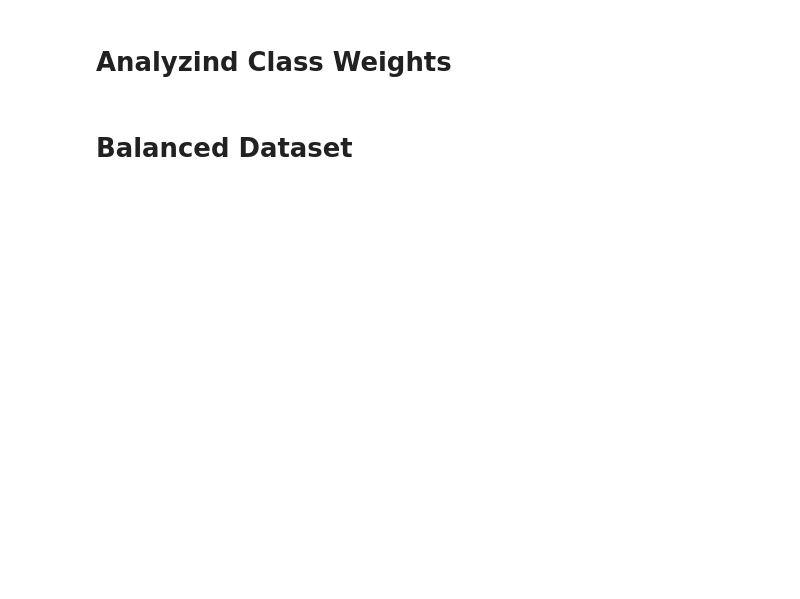
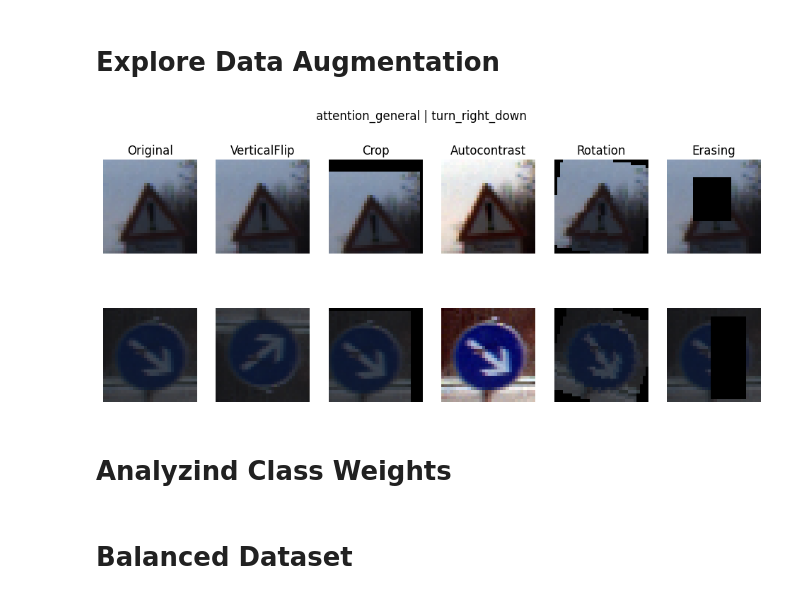
Before and after one commit to ahmadhatahet/runtime-monitoring, a Jupyter notebook: experiments/GTSRB/GTSRB_SAVE_BalancedAugmented.ipynb, the cells around one changed output. Saved outputs shown, nothing was run; the diff lists cells and outputs as text; code cells hidden in the pictures; blank space fills up the shorter version.

```diff
--- a/experiments/GTSRB/GTSRB_SAVE_BalancedAugmented.ipynb
+++ b/experiments/GTSRB/GTSRB_SAVE_BalancedAugmented.ipynb
@@ -109,0 +25,7 @@ plt.show()
+# %%
+from utilities.pathManager import fetchPaths
+
+paths = fetchPaths(base, DATASET, '', False)
+path_data = paths['data']
+
+path_data
@@ -110,3 +177,35 @@ plt.show()
+# %% [markdown]
+# Explore Data Augmentation
+# %%
+img, label = next( iter( DataLoader(train_data, 2, True) ) )
+
+fig, axs = plt.subplots( 2, 6, figsize=(3 *4, 5) )
+
+[a.set_title(x) for a, x in zip(axs[0], ["Original", "VerticalFlip", "Crop", "Autocontrast", "Rotation", "Erasing"])]
+[a.set_axis_off() for a in axs[0]]
+[a.set_axis_off() for a in axs[1]]
+
+fig.suptitle(f"{feature_names[label[0].item()]} | {feature_names[label[1].item()]}")
+
+i = 0
+axs[0, 0].imshow( img[i].permute(1, 2, 0) )
+axs[0, 1].imshow( T.RandomVerticalFlip()(img[i]).permute(1, 2, 0) )
+axs[0, 2].imshow( T.RandomCrop((32, 32), padding=4)(img[i]).permute(1, 2, 0) )
+axs[0, 3].imshow( T.RandomAutocontrast()(img[i]).permute(1, 2, 0) )
+axs[0, 4].imshow( T.RandomRotation((-15, 15))(img[i]).permute(1, 2, 0) )
+axs[0, 5].imshow( T.RandomErasing()(img[i]).permute(1, 2, 0) )
+
+i = 1
+axs[1, 0].imshow( img[i].permute(1, 2, 0) )
+axs[1, 1].imshow( T.RandomVerticalFlip()(img[i]).permute(1, 2, 0) )
+axs[1, 2].imshow( T.RandomCrop((32, 32), padding=6)(img[i]).permute(1, 2, 0) )
+axs[1, 3].imshow( T.RandomAutocontrast()(img[i]).permute(1, 2, 0) )
+axs[1, 4].imshow( T.RandomRotation((-25, 25))(img[i]).permute(1, 2, 0) )
+axs[1, 5].imshow( T.RandomErasing()(img[i]).permute(1, 2, 0) )
+
+plt.show()
+# %% [output]
+[figure, added]
 # %% [markdown]
 # Analyzind Class Weights
 # %%
```
Also changed, not shown: parts of 64 cells of this notebook.
